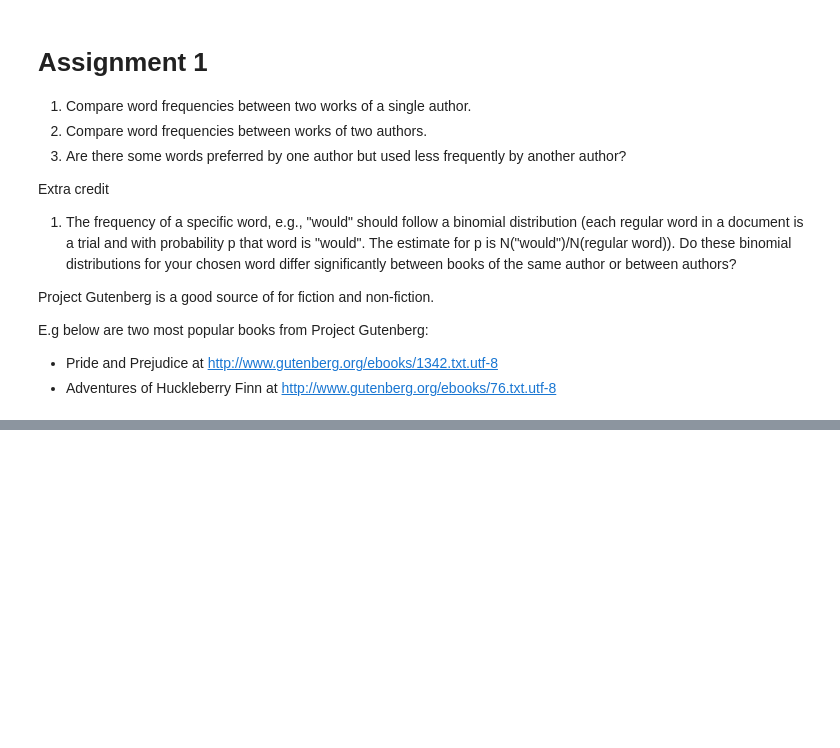
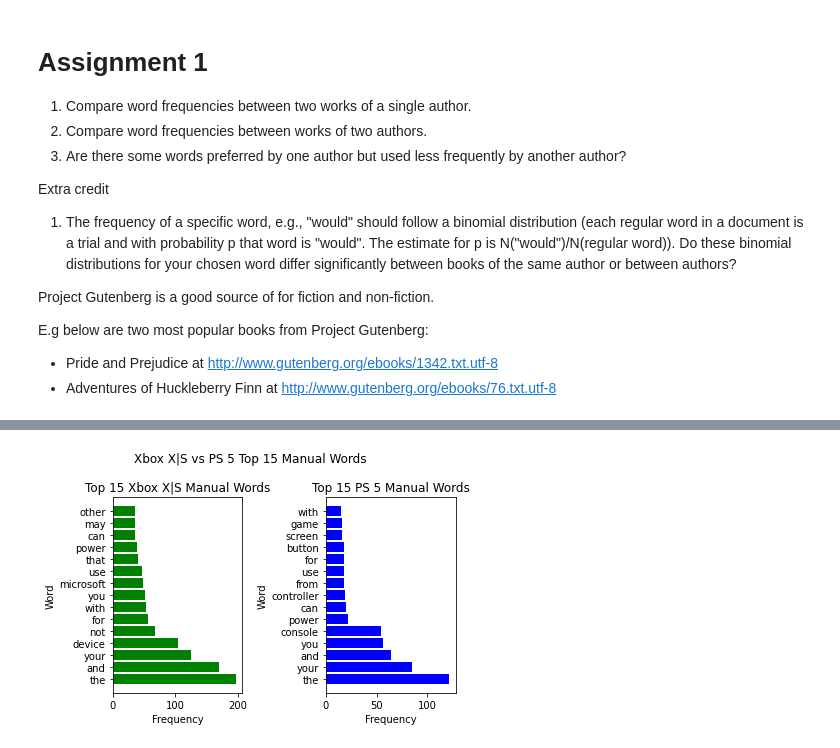
Before and after one commit to fdac22/MiniProject1, a Jupyter notebook: dhuang14.ipynb, the cells around one changed output, grey strips where cells are left out. Cells and saved outputs as stored; diff of their text form; code cells hidden in the pictures; blank space fills up the shorter version.

```diff
--- a/dhuang14.ipynb
+++ b/dhuang14.ipynb
@@ -290,0 +377,25 @@ with open('ps5_manual.txt','r+') as f2:
+# %%
+xbox_top15words = list(xbox_by_freq.keys())[0:15]
+xbox_top15freq = list(xbox_by_freq.values())[0:15]
+
+ps5_top15words = list(ps5_by_freq.keys())[0:15]
+ps5_top15freq = list(ps5_by_freq.values())[0:15]
+
+fig = plt.figure()
+plt.suptitle("Xbox X|S vs PS 5 Top 15 Manual Words")
+ax = fig.add_subplot(1, 2, 1)
+ax.barh(xbox_top15words, xbox_top15freq, color="green")
+ax.set_xlabel("Frequency")
+ax.set_ylabel("Word")
+ax.set_title("Top 15 Xbox X|S Manual Words")
+plt.tight_layout()
+ax1 = fig.add_subplot(1, 2, 2)
+ax1.barh(ps5_top15words, ps5_top15freq, color="blue")
+ax1.set_xlabel("Frequency")
+ax1.set_ylabel("Word")
+ax.invert_yaxis()
+ax1.set_title("Top 15 PS 5 Manual Words")
+plt.tight_layout()
+plt.show()
+# %% [output]
+[figure, added]
```
Also changed, not shown: parts of 6 cells of this notebook, 2 other files.
